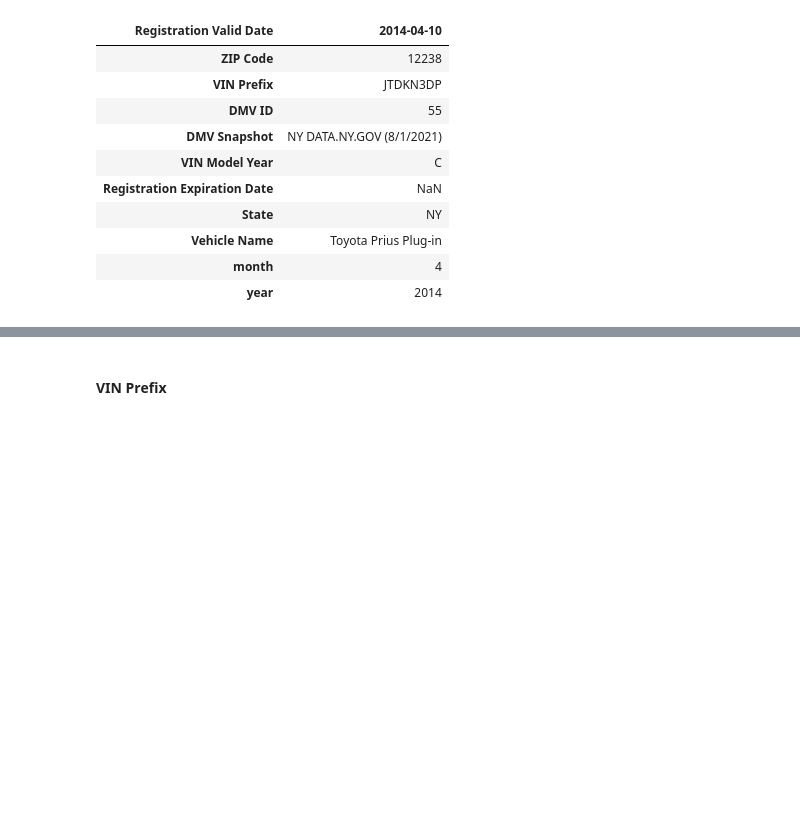
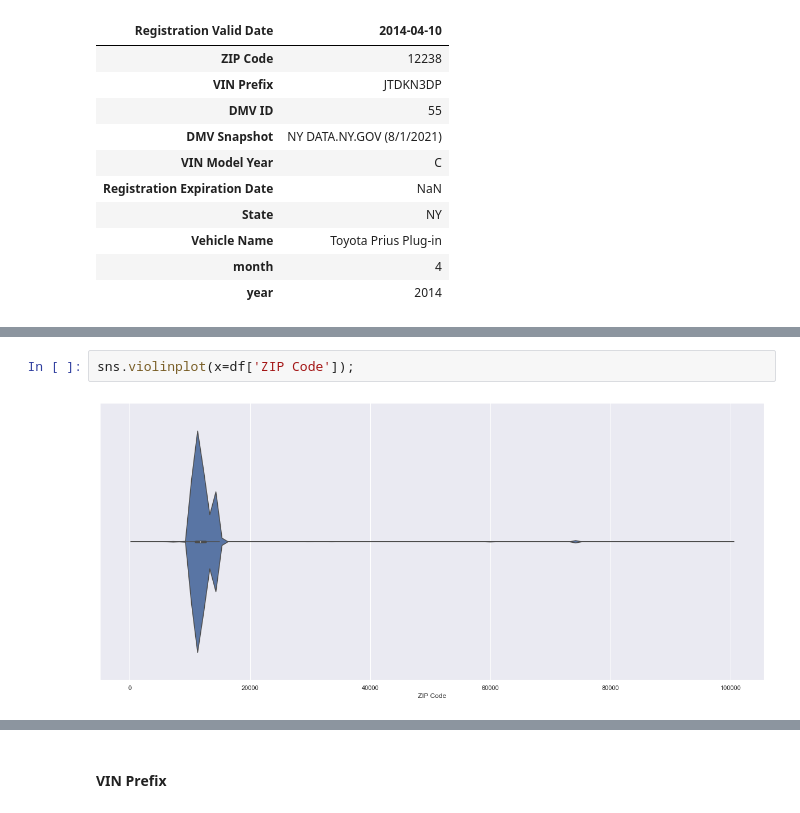
Before and after one commit to encodingintuition/EV_vehicles_US, a Jupyter notebook: Vehicles_NY-01-EDA_01.ipynb, the cells around one changed output, grey strips where cells are left out. Cells and saved outputs as stored; diff of their text form; blank space fills up the shorter version.

```diff
--- a/Vehicles_NY-01-EDA_01.ipynb
+++ b/Vehicles_NY-01-EDA_01.ipynb
@@ -224,0 +259,4 @@ df.head(1).T
+# %%
+sns.violinplot(x=df['ZIP Code']);
+# %% [output]
+[figure, added]
```
Also changed, not shown: parts of 8 cells of this notebook, 1 other file.
